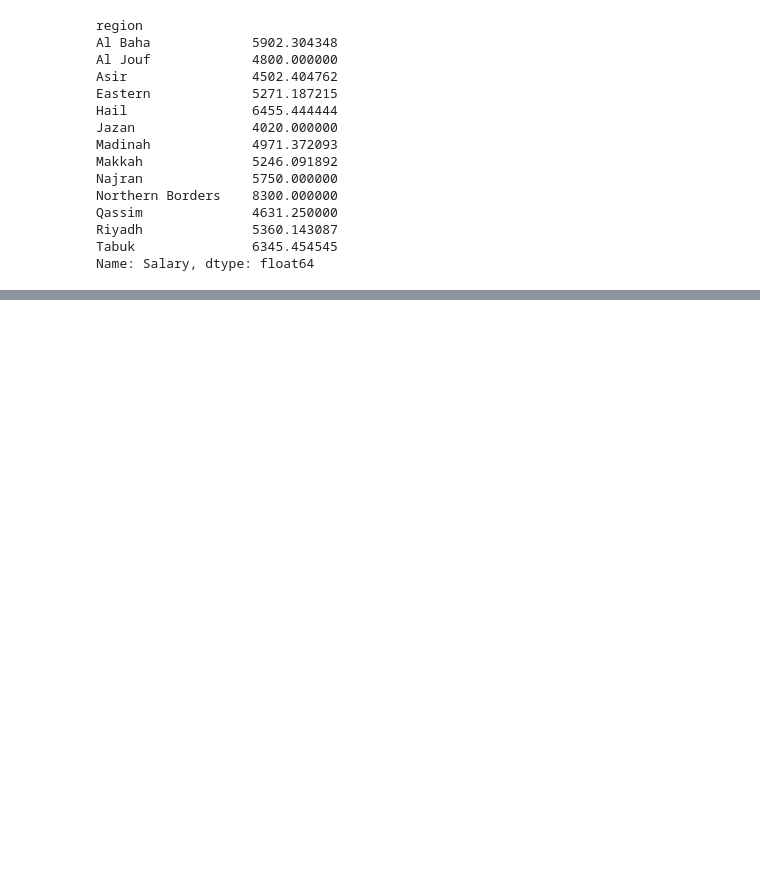
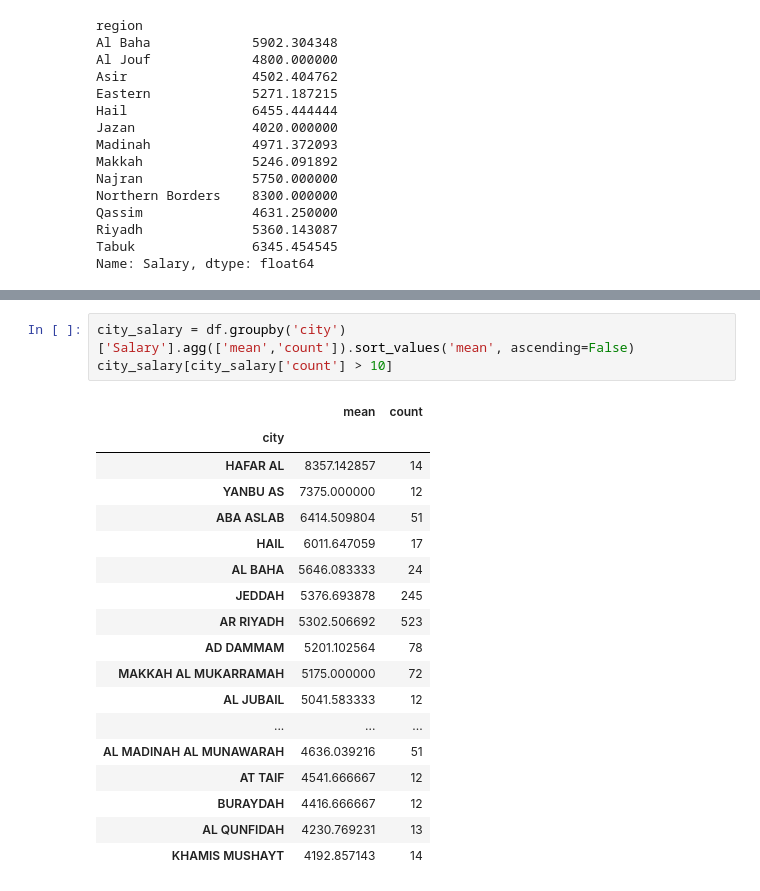
Before and after one commit to ibrahim-alatyan/Saudi-Labor-Market-Analysis, a Jupyter notebook: analysis.ipynb, the cells around one changed output, grey strips where cells are left out. Drawn from its saved outputs; the diff is of its cells as text; blank space fills up the shorter version.

```diff
--- a/analysis.ipynb
+++ b/analysis.ipynb
@@ -102,0 +147,22 @@ Name: Salary, dtype: float64
+# %%
+city_salary = df.groupby('city')['Salary'].agg(['mean','count']).sort_values('mean', ascending=False)
+city_salary[city_salary['count'] > 10]
+# %% [output]
+|  | mean | count |
+| city |  |  |
+| HAFAR AL | 8357.142857 | 14 |
+| YANBU AS | 7375.000000 | 12 |
+| ABA ASLAB | 6414.509804 | 51 |
+| HAIL | 6011.647059 | 17 |
+| AL BAHA | 5646.083333 | 24 |
+| JEDDAH | 5376.693878 | 245 |
+| AR RIYADH | 5302.506692 | 523 |
+| AD DAMMAM | 5201.102564 | 78 |
+| MAKKAH AL MUKARRAMAH | 5175.000000 | 72 |
+| AL JUBAIL | 5041.583333 | 12 |
+| ... | ... | ... |
+| AL MADINAH AL MUNAWARAH | 4636.039216 | 51 |
+| AT TAIF | 4541.666667 | 12 |
+| BURAYDAH | 4416.666667 | 12 |
+| AL QUNFIDAH | 4230.769231 | 13 |
+| KHAMIS MUSHAYT | 4192.857143 | 14 |
```
Also changed, not shown: parts of 27 cells of this notebook.
